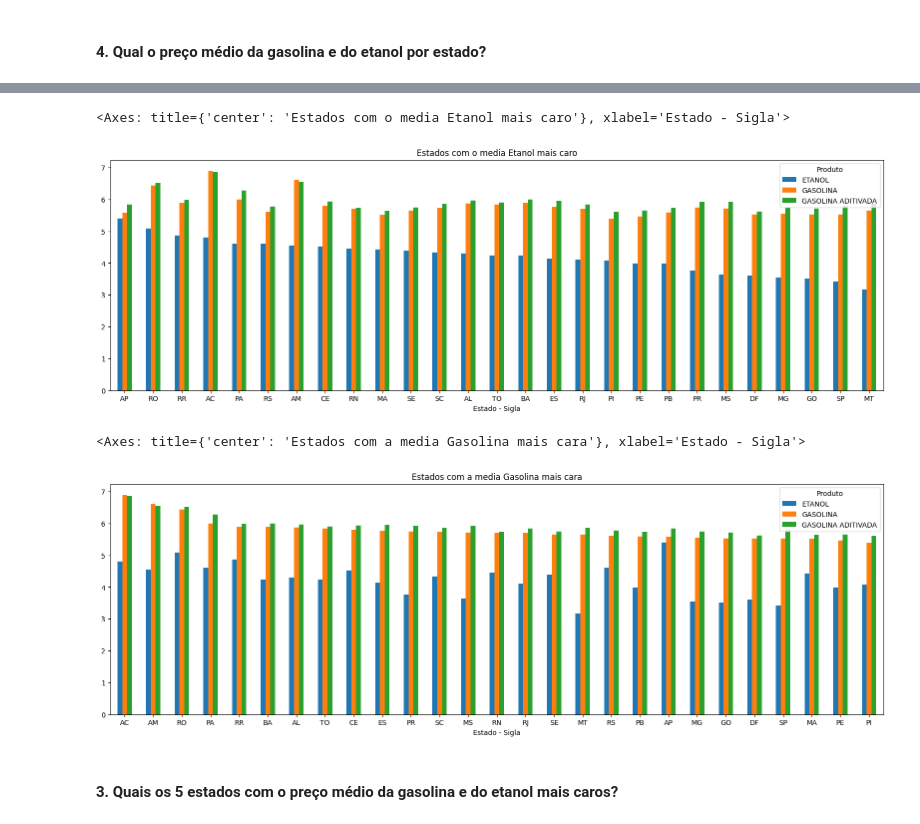
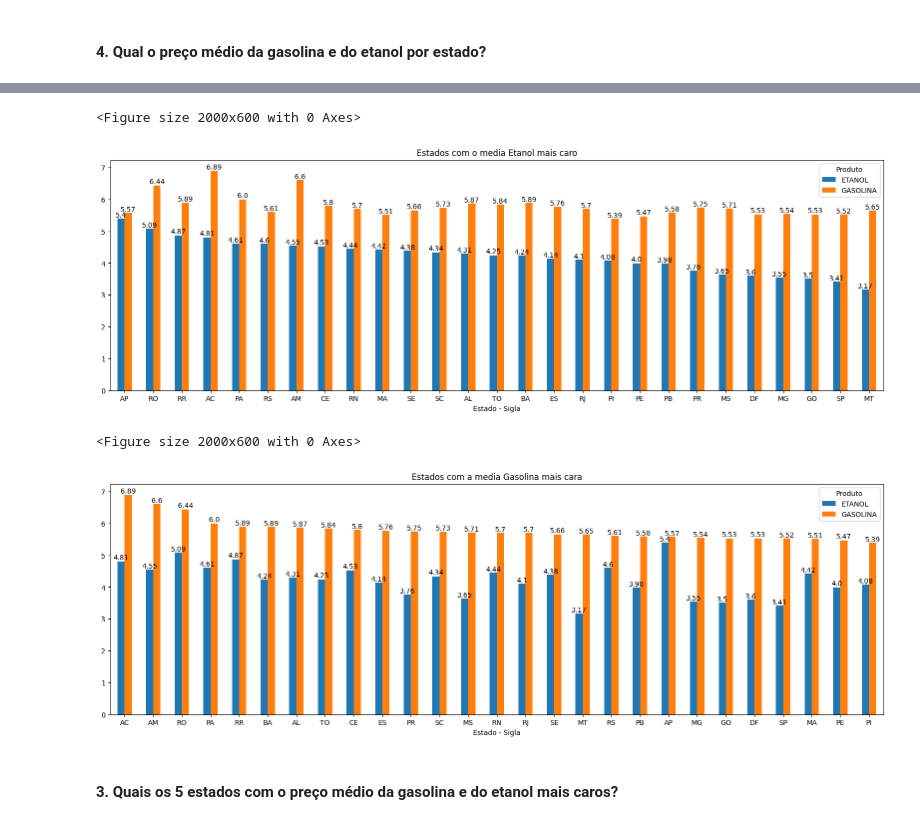
Before and after one commit to arthurlorran1/Projeto-4, a Jupyter notebook: notebook.ipynb, the cells around one changed output, grey strips where cells are left out. Drawn from its saved outputs; the diff is of its cells as text; code cells hidden in the pictures.

Commit message:
Adcionando valor as media da pergunta 4

```diff
--- a/notebook.ipynb
+++ b/notebook.ipynb
@@ -154,7 +154,7 @@ df
 #### **Removendo "GASOLINA ADITIVADA"**
 # %%
 i = df.loc[(df['Produto'] == "GASOLINA ADITIVADA")]
-#df.drop(i.index, inplace=True) # O .index informa que voce quer a linha, nao a coluna.
+df.drop(i.index, inplace=True) # O .index informa que voce quer a linha, nao a coluna.
 df
 # %% [output]
 |  | Regiao - Sigla | Estado - Sigla | Municipio | Bairro | Bandeira | Revenda | Valor de Venda | Produto | ... |
@@ -275,0 +270,5 @@ gp2.plot.bar(rot = 0, figsize=(20,6),title='Medias de combustivel por estado')
+# %%
+plt.figure(figsize=(20, 6))
+grafico = gp2.plot(kind='bar', rot=0, figsize=(20,6), title='Médias de combustível por estado')
+for i in grafico.patches:
+    plt.text(i.get_x() + i.get_width() / 2, i.get_height(), str(round(i.get_height(), 2)), ha='center', va='bottom')
@@ -276,13 +278,19 @@ gp2.plot.bar(rot = 0, figsize=(20,6),title='Medias de combustivel por estado')
 # %%
-gp2E.plot.bar(rot = 0, figsize=(20,6),title='Estados com o media Etanol mais caro')
+plt.figure(figsize=(20, 6))
+grafico = gp2E.plot(kind='bar', rot=0, figsize=(20,6), title='Estados com o media Etanol mais caro')
+for i in grafico.patches:
+    plt.text(i.get_x() + i.get_width() / 2, i.get_height(), str(round(i.get_height(), 2)), ha='center', va='bottom')
 # %% [output]
-<Axes: title={'center': 'Estados com o media Etanol mais caro'}, xlabel='Estado - Sigla'>
+<Figure size 2000x600 with 0 Axes>
-[figure, old version]
+[figure, new version]
 # %%
-gp2G.plot.bar(rot = 0, figsize=(20,6),title='Estados com a media Gasolina mais cara')
+plt.figure(figsize=(20, 6))
+grafico = gp2G.plot(kind='bar', rot=0, figsize=(20,6), title='Estados com a media Gasolina mais cara')
+for i in grafico.patches:
+    plt.text(i.get_x() + i.get_width() / 2, i.get_height(), str(round(i.get_height(), 2)), ha='center', va='bottom')
 # %% [output]
-<Axes: title={'center': 'Estados com a media Gasolina mais cara'}, xlabel='Estado - Sigla'>
+<Figure size 2000x600 with 0 Axes>
-[figure, old version]
+[figure, new version]
 # %% [markdown]
 #### 3. Quais os 5 estados com o preço médio da gasolina e do etanol mais caros?
 # %%
```
Also changed, not shown: parts of 21 cells of this notebook, 1 other file.
